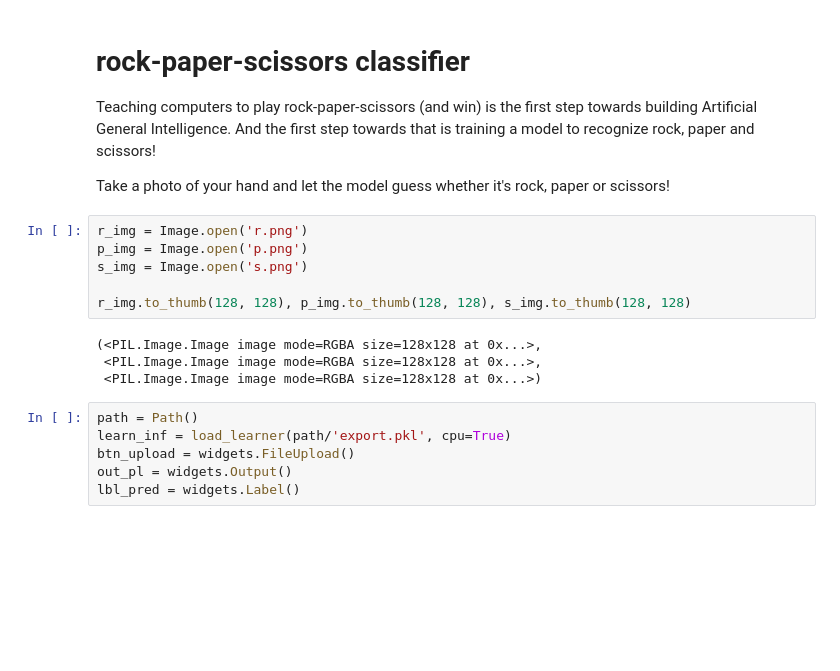
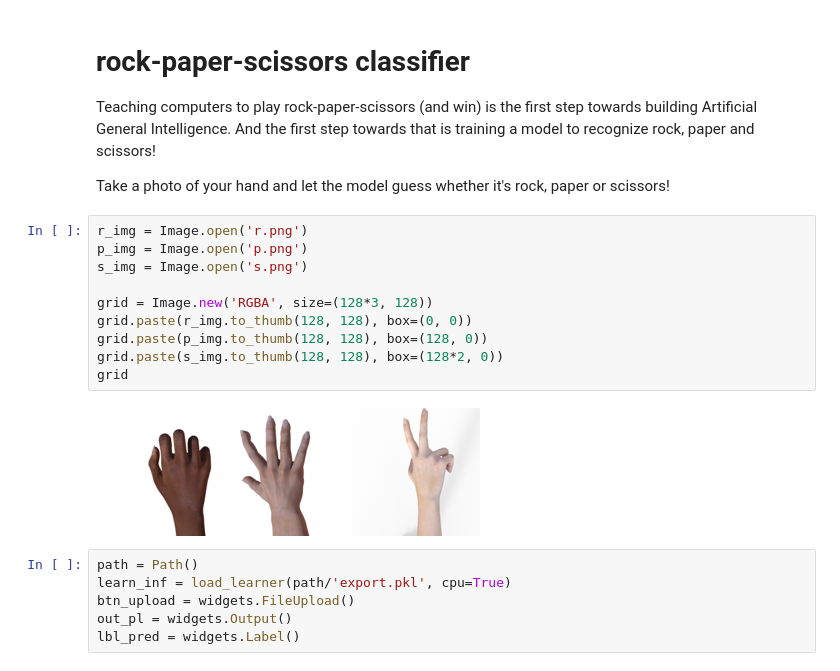
Before and after one commit to ravimashru/rps-classifier, a Jupyter notebook: webapp.ipynb, the cells around one changed output. Saved outputs shown, nothing was run; the diff lists cells and outputs as text; blank space fills up the shorter version.

Commit message:
add rps images

```diff
--- a/webapp.ipynb
+++ b/webapp.ipynb
@@ -10,13 +10,15 @@ Take a photo of your hand and let the model guess whether it's rock, paper or sc
 # %%
 r_img = Image.open('r.png')
 p_img = Image.open('p.png')
 s_img = Image.open('s.png')
 
-r_img.to_thumb(128, 128), p_img.to_thumb(128, 128), s_img.to_thumb(128, 128)
+grid = Image.new('RGBA', size=(128*3, 128))
+grid.paste(r_img.to_thumb(128, 128), box=(0, 0))
+grid.paste(p_img.to_thumb(128, 128), box=(128, 0))
+grid.paste(s_img.to_thumb(128, 128), box=(128*2, 0))
+grid
 # %% [output]
-(<PIL.Image.Image image mode=RGBA size=128x128 at 0x...>,
- <PIL.Image.Image image mode=RGBA size=128x128 at 0x...>,
- <PIL.Image.Image image mode=RGBA size=128x128 at 0x...>)
+[figure, added]
 # %%
 path = Path()
 learn_inf = load_learner(path/'export.pkl', cpu=True)
```
